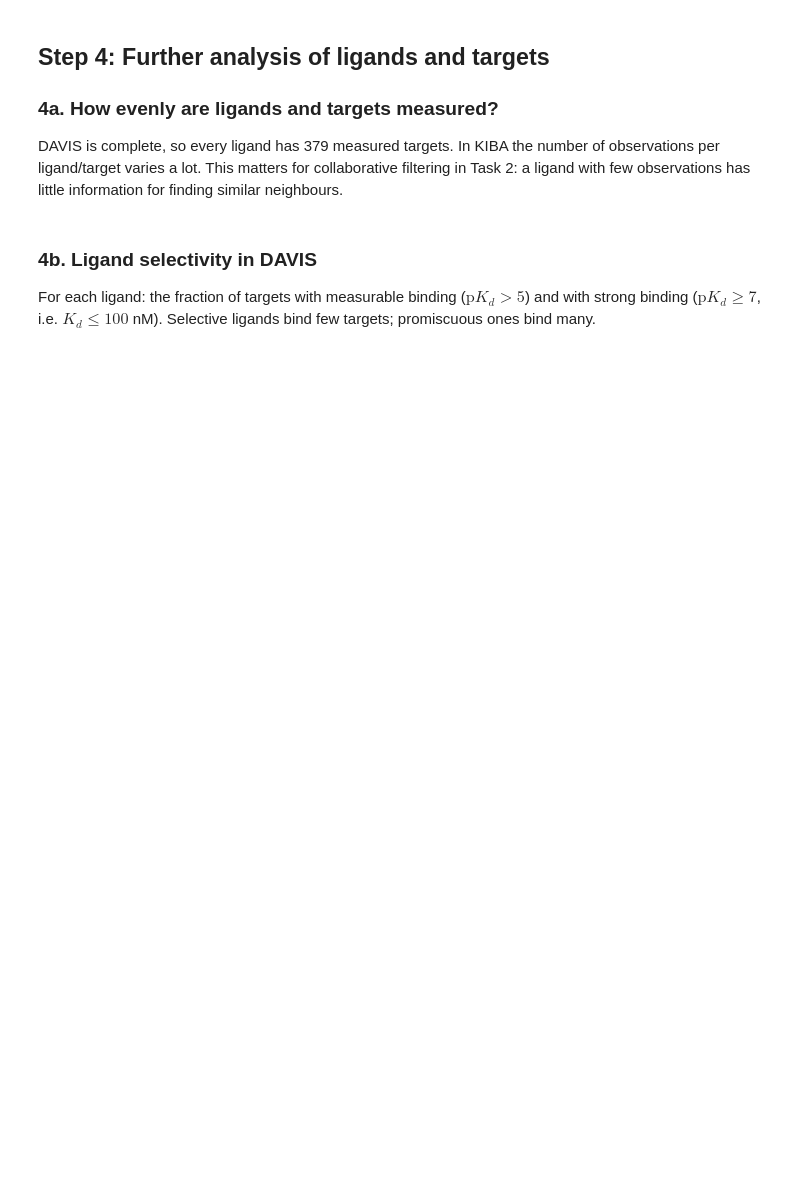
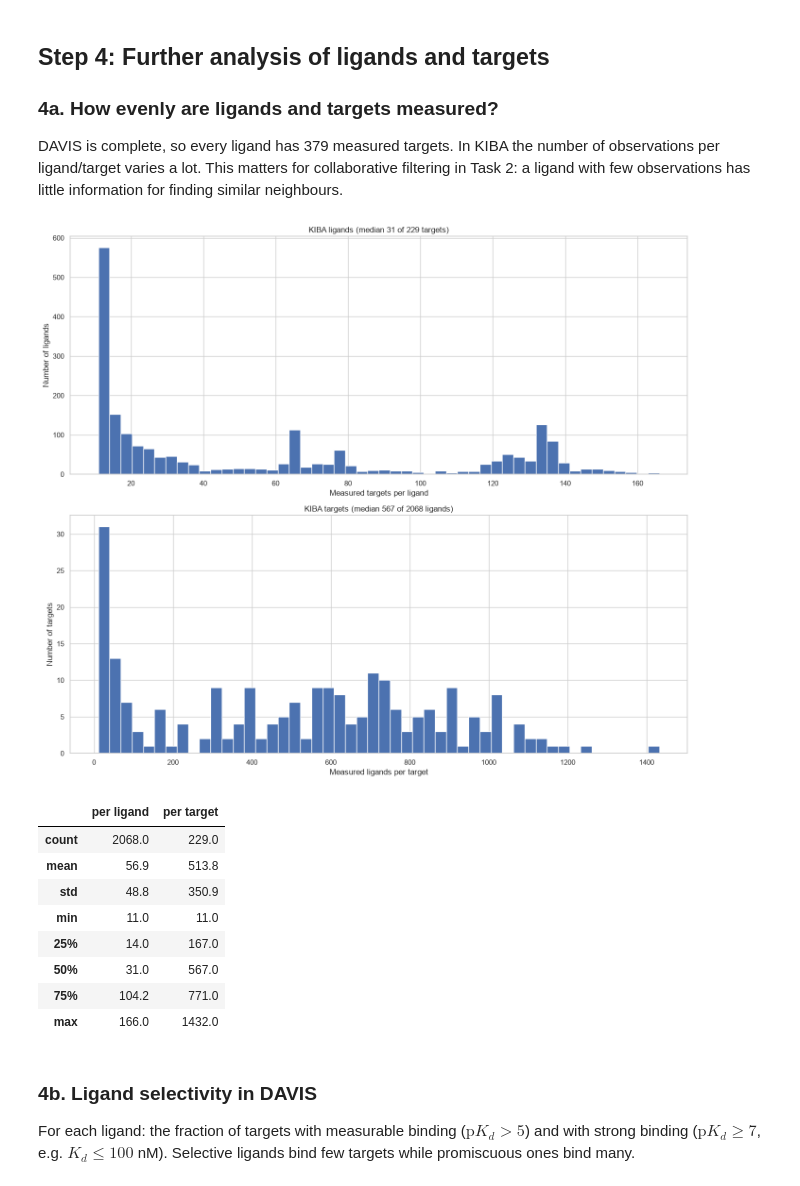
Before and after one commit to thisisadison/Retrieval-and-Recommendation, a Jupyter notebook: SC4020_Project2/task1_analysis.ipynb, the cells around one changed output. Saved outputs shown, nothing was run; the diff lists cells and outputs as text; code cells hidden in the pictures; blank space fills up the shorter version.

```diff
--- a/SC4020_Project2/task1_analysis.ipynb
+++ b/SC4020_Project2/task1_analysis.ipynb
@@ -307,25 +410,36 @@ DAVIS is complete, so every ligand has 379 measured targets. In KIBA the number
 # %%
 lig_counts = kiba_pairs.groupby("ligand_key").size()
 tgt_counts = kiba_pairs.groupby("target_key").size()
 
-fig, axes = plt.subplots(1, 2, figsize=(14, 4))
+fig, axes = plt.subplots(2, 1, figsize=(14, 12))
 axes[0].hist(lig_counts, bins=50)
 axes[0].set_xlabel("Measured targets per ligand")
 axes[0].set_ylabel("Number of ligands")
 axes[0].set_title(f"KIBA ligands (median {lig_counts.median():.0f} of {kiba_M.shape[1]} targets)")
 axes[1].hist(tgt_counts, bins=50)
 axes[1].set_xlabel("Measured ligands per target")
 axes[1].set_ylabel("Number of targets")
 axes[1].set_title(f"KIBA targets (median {tgt_counts.median():.0f} of {kiba_M.shape[0]} ligands)")
 plt.tight_layout()
 plt.savefig(FIG_DIR / "kiba_observation_counts.png", dpi=200)
 plt.show()
 
 pd.DataFrame({"per ligand": lig_counts.describe(), "per target": tgt_counts.describe()}).round(1)
+# %% [output]
+[figure, added]
+|  | per ligand | per target |
+| count | 2068.0 | 229.0 |
+| mean | 56.9 | 513.8 |
+| std | 48.8 | 350.9 |
+| min | 11.0 | 11.0 |
+| 25% | 14.0 | 167.0 |
+| 50% | 31.0 | 567.0 |
+| 75% | 104.2 | 771.0 |
+| max | 166.0 | 1432.0 |
 # %% [markdown]
 ### 4b. Ligand selectivity in DAVIS
 
-For each ligand: the fraction of targets with measurable binding ($\mathrm{p}K_d > 5$) and with strong binding ($\mathrm{p}K_d \geq 7$, i.e. $K_d \leq 100$ nM). Selective ligands bind few targets; promiscuous ones bind many.
+For each ligand: the fraction of targets with measurable binding ($\mathrm{p}K_d > 5$) and with strong binding ($\mathrm{p}K_d \geq 7$, e.g. $K_d \leq 100$ nM). Selective ligands bind few targets while promiscuous ones bind many.
 # %%
 selectivity = pd.DataFrame({
     "measurable (pKd > 5)": (davis_M > DAVIS_LIMIT_PKD).mean(axis=1),
```
Also changed, not shown: parts of 22 cells of this notebook, 8 other files.
